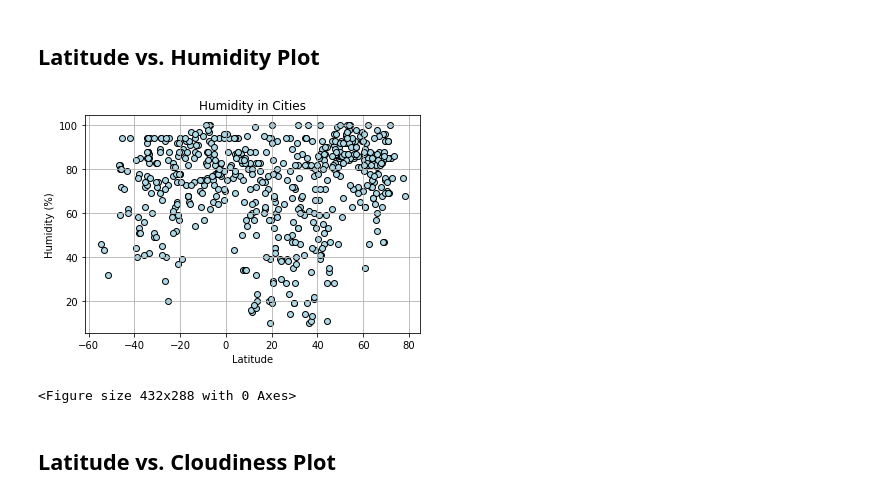
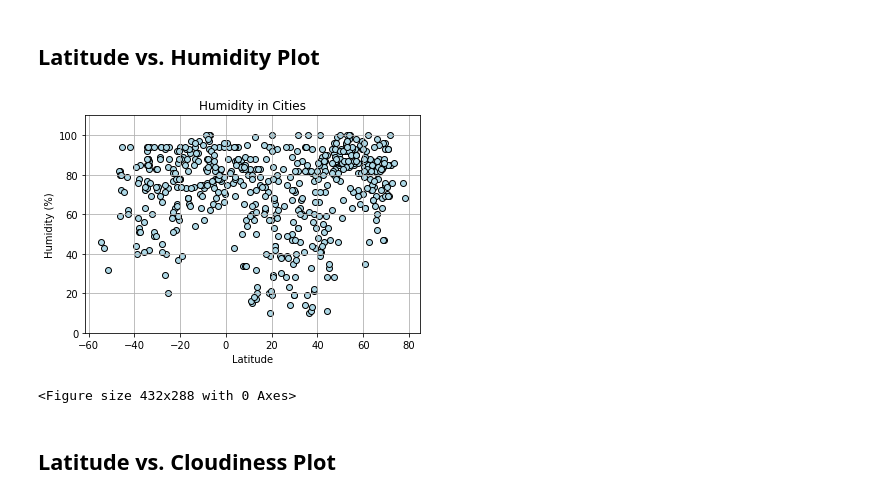
Before and after one commit to Kaylawkelly/6-Python-API-Challenge, a Jupyter notebook: WeatherPy/WeatherPy.ipynb, the cells around one changed output. Drawn from its saved outputs; the diff is of its cells as text; code cells hidden in the pictures.

Commit message:
updating scatterplots

```diff
--- a/WeatherPy/WeatherPy.ipynb
+++ b/WeatherPy/WeatherPy.ipynb
@@ -203,17 +203,18 @@ plt.savefig("Temp_in_cities.png")
 # %%
 plt.scatter(cleancity_df["lat"],cleancity_df["humidity"], marker="o", color="lightblue",edgecolor="black")
 plt.title("Humidity in Cities")
 plt.ylabel("Humidity (%)")
 plt.xlabel("Latitude")
+plt.ylim(min(cleancity_df["humidity"])-10,max(cleancity_df["humidity"])+10)
 plt.grid(True)
 plt.show()
 
 
 #printpng
 
 plt.savefig("Humid_in_cities.png")
 # %% [output]
-[figure, old version]
+[figure, new version]
 <Figure size 432x288 with 0 Axes>
 # %% [markdown]
 ## Latitude vs. Cloudiness Plot
```
Also changed, not shown: 1 other file.
